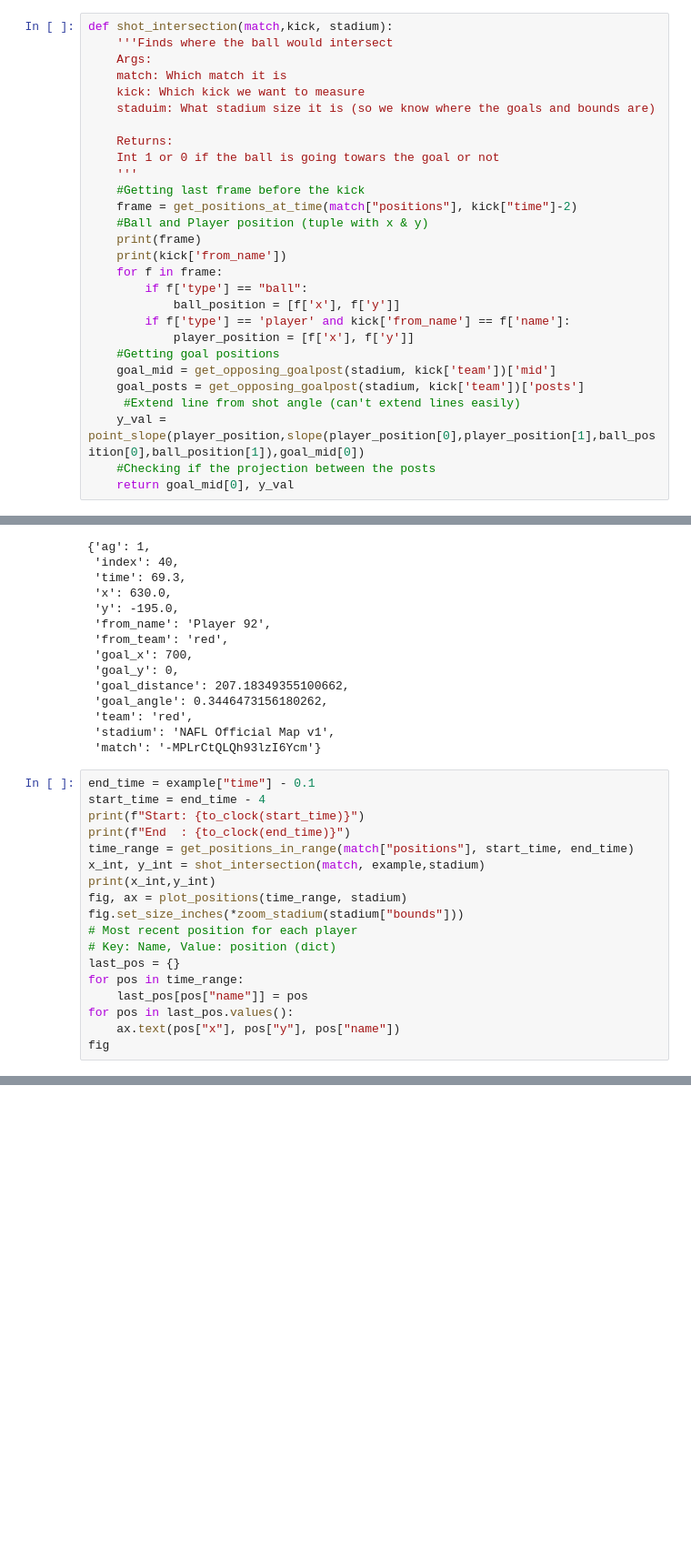
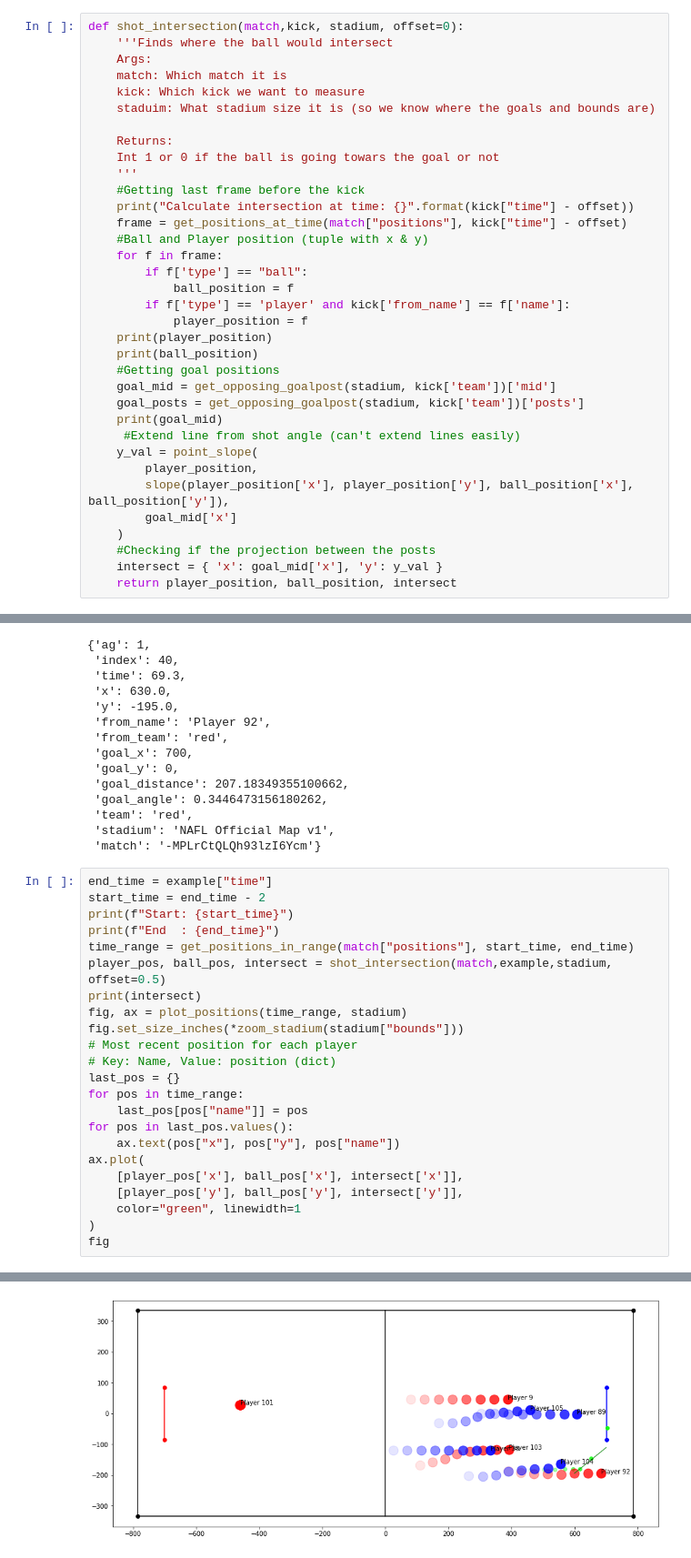
Before and after one commit to vingkan/haxml, a Jupyter notebook: notebooks/shot_angles.ipynb, the cells around one changed output, grey strips where cells are left out. Shown at 91% size. Cells and saved outputs as stored; diff of their text form; blank space fills up the shorter version.

```diff
--- a/notebooks/shot_angles.ipynb
+++ b/notebooks/shot_angles.ipynb
@@ -383,7 +398,7 @@ def player_ball_angle(x,y,bx,by):
     angle = math.atan(dx / dy) if dy > 0 else math.pi / 2.0
     return angle
 # %%
-def shot_intersection(match,kick, stadium):
+def shot_intersection(match,kick, stadium, offset=0):
     '''Finds where the ball would intersect
     Args:
     match: Which match it is
@@ -394,22 +409,29 @@ def shot_intersection(match,kick, stadium):
     Int 1 or 0 if the ball is going towars the goal or not
     '''
     #Getting last frame before the kick
-    frame = get_positions_at_time(match["positions"], kick["time"]-2)
+    print("Calculate intersection at time: {}".format(kick["time"] - offset))
+    frame = get_positions_at_time(match["positions"], kick["time"] - offset)
     #Ball and Player position (tuple with x & y)
-    print(frame)
-    print(kick['from_name'])
     for f in frame:
         if f['type'] == "ball":
-            ball_position = [f['x'], f['y']]
+            ball_position = f
         if f['type'] == 'player' and kick['from_name'] == f['name']:
-            player_position = [f['x'], f['y']]
+            player_position = f
+    print(player_position)
+    print(ball_position)
     #Getting goal positions
     goal_mid = get_opposing_goalpost(stadium, kick['team'])['mid']
     goal_posts = get_opposing_goalpost(stadium, kick['team'])['posts']
+    print(goal_mid)
      #Extend line from shot angle (can't extend lines easily)
-    y_val = point_slope(player_position,slope(player_position[0],player_position[1],ball_position[0],ball_position[1]),goal_mid[0])
+    y_val = point_slope(
+        player_position,
+        slope(player_position['x'], player_position['y'], ball_position['x'], ball_position['y']),
+        goal_mid['x']
+    )
     #Checking if the projection between the posts
-    return goal_mid[0], y_val
+    intersect = { 'x': goal_mid['x'], 'y': y_val }
+    return player_position, ball_position, intersect
 # %%
 def point_slope(p, slope,x_goal):
     #y - y1 = m(x-x1) --<  y=mx-mx1+y1 (returning the y)
@@ -438,13 +460,13 @@ example
  'stadium': 'NAFL Official Map v1',
  'match': '-MPLrCtQLQh93lzI6Ycm'}
 # %%
-end_time = example["time"] - 0.1
-start_time = end_time - 4
-print(f"Start: {to_clock(start_time)}")
-print(f"End  : {to_clock(end_time)}")
+end_time = example["time"]
+start_time = end_time - 2
+print(f"Start: {start_time}")
+print(f"End  : {end_time}")
 time_range = get_positions_in_range(match["positions"], start_time, end_time)
-x_int, y_int = shot_intersection(match, example,stadium)
-print(x_int,y_int)
+player_pos, ball_pos, intersect = shot_intersection(match,example,stadium, offset=0.5)
+print(intersect)
 fig, ax = plot_positions(time_range, stadium)
 fig.set_size_inches(*zoom_stadium(stadium["bounds"]))
 # Most recent position for each player
@@ -454,5 +476,10 @@ for pos in time_range:
     last_pos[pos["name"]] = pos
 for pos in last_pos.values():
     ax.text(pos["x"], pos["y"], pos["name"])
+ax.plot(
+    [player_pos['x'], ball_pos['x'], intersect['x']],
+    [player_pos['y'], ball_pos['y'], intersect['y']],
+    color="green", linewidth=1
+)
 fig
 # %% [output]
@@ -464,3 +493,4 @@ UnboundLocalError: local variable 'player_position' referenced before assignment
+[figure, added]
 # %%
 def speed_player(match,kick,playerId):
     '''' Speed of the player
```
Also changed, not shown: parts of 8 cells of this notebook, 1 other file.
